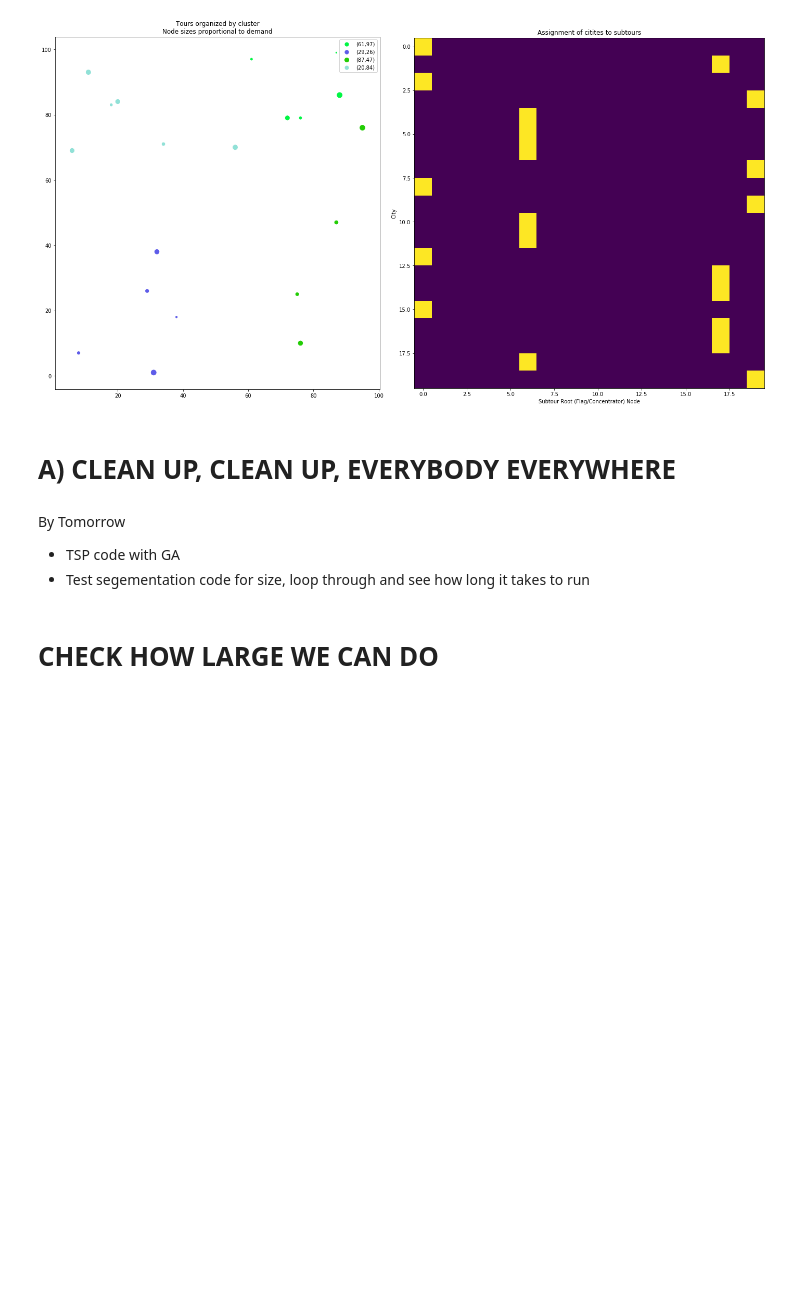
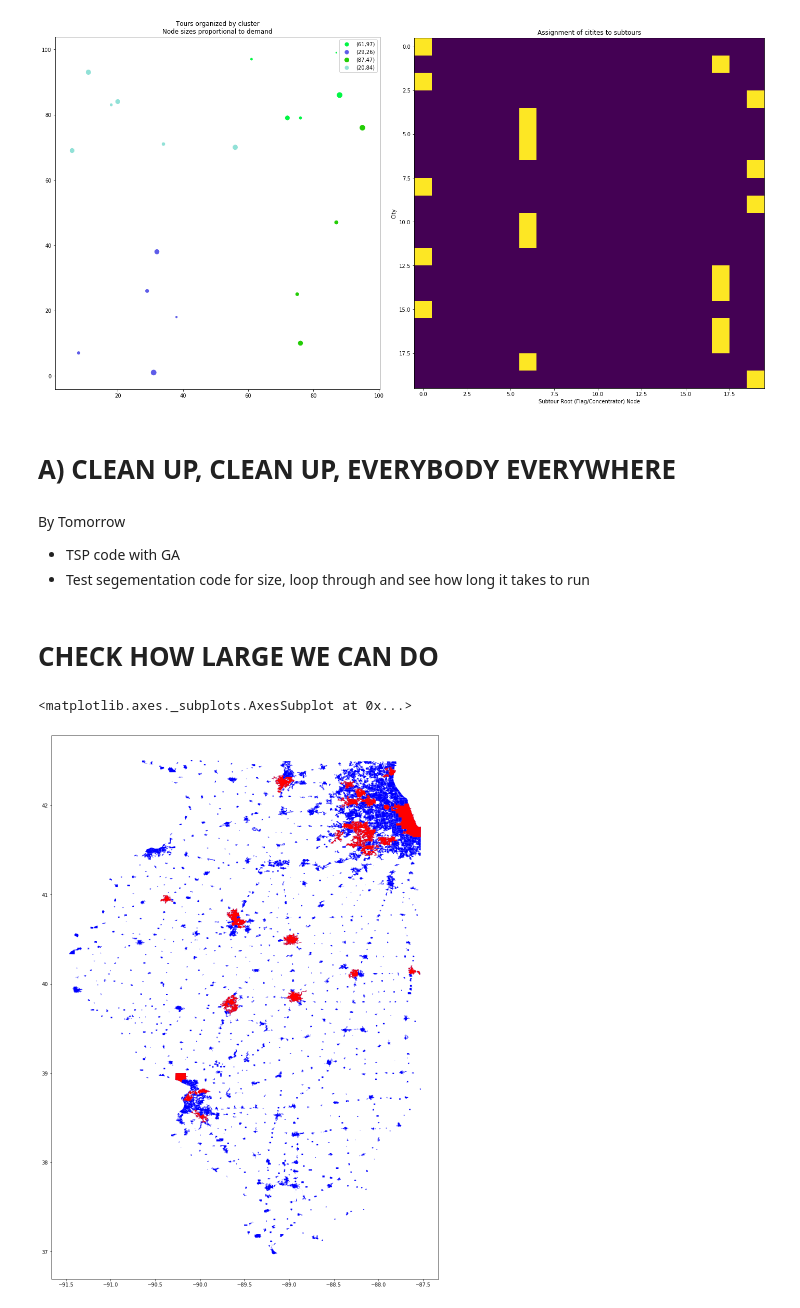
Before and after one commit to noahgarfinkle/ReservoirRegressionTrees, a Jupyter notebook: GroupProject.ipynb, the cells around one changed output. Cells and saved outputs as stored; diff of their text form; code cells hidden in the pictures; blank space fills up the shorter version.

Commit message:
added map of illinois

```diff
--- a/GroupProject.ipynb
+++ b/GroupProject.ipynb
@@ -702,3 +702,13 @@ for nCity in nCities:
     totalTime = (endTime-startTime).total_seconds()
     times.append(totalTime)
     print(f"Completed {nCity} cities in {totalTime} seconds.  Optimal solution: {status == pywraplp.Solver.OPTIMAL}")
+# %%
+illinoisCitiesPath = "Final Presentation\\tl_2016_17_place\\tl_2016_17_place.shp"
+illinois = gpd.read_file(illinoisCitiesPath)
+# %%
+fig,ax = plt.subplots(figsize=(20,20))
+illinois.plot(ax=ax,color="blue")
+illinois.sort_values("ALAND",ascending=False).reset_index()[0:30].plot(ax=ax,color="red")
+# %% [output]
+<matplotlib.axes._subplots.AxesSubplot at 0x...>
+[figure, added]
```
Also changed, not shown: parts of 2 cells of this notebook, 9 other files.
